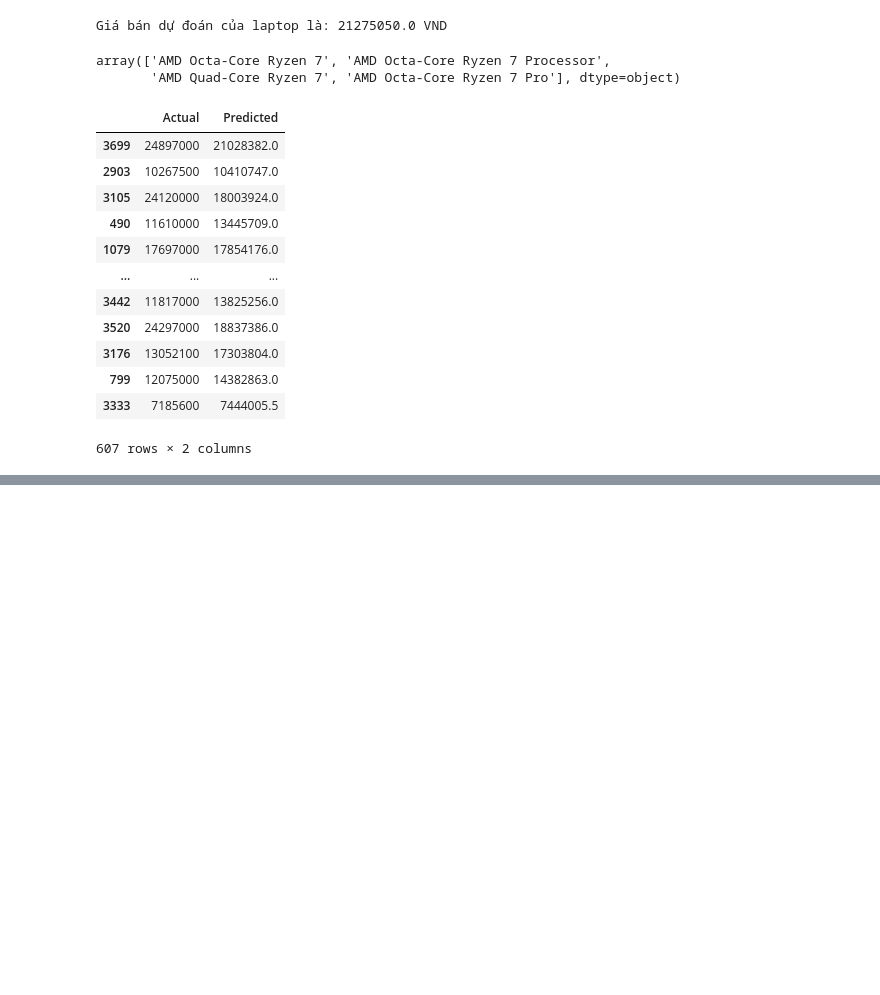
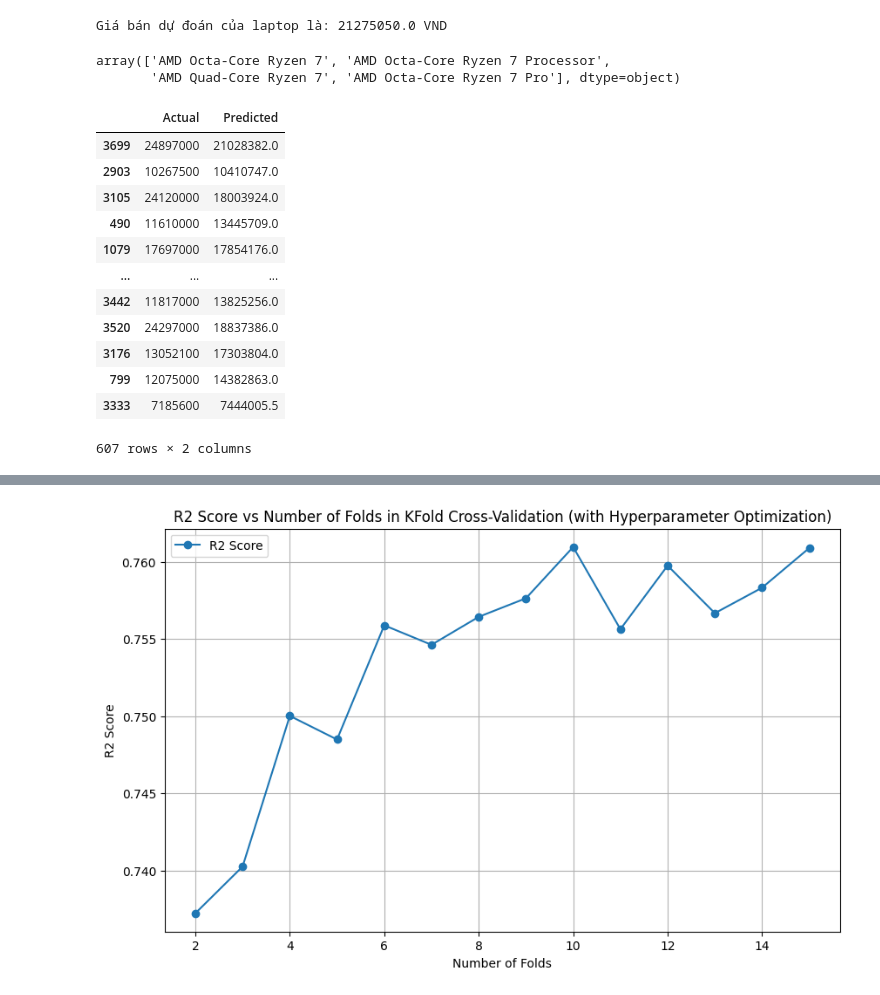
Before and after one commit to NguyenNgocThanhSang/laptop-prices-analysis, a Jupyter notebook: Sources/model_cross_validation.ipynb, the cells around one changed output, grey strips where cells are left out. Saved outputs shown, nothing was run; the diff lists cells and outputs as text; code cells hidden in the pictures; blank space fills up the shorter version.

Commit message:
add cross-validation

```diff
--- a/Sources/model_cross_validation.ipynb
+++ b/Sources/model_cross_validation.ipynb
@@ -345,3 +345,77 @@ results_df
 | 799 | 12075000 | 14382863.0 |
 | 3333 | 7185600 | 7444005.5 |
 607 rows × 2 columns
+# %%
+from sklearn.model_selection import KFold, GridSearchCV
+from sklearn.pipeline import Pipeline
+from sklearn.metrics import mean_absolute_error, mean_squared_error, r2_score
+import numpy as np
+import matplotlib.pyplot as plt
+
+# Tạo DataFrame lưu kết quả
+kfold_results = []
+
+# Danh sách hyperparameters cần tối ưu hóa
+param_grid = {
+    'regressor__max_depth': [3, 5, 7],
+    'regressor__learning_rate': [0.01, 0.05, 0.1],
+    'regressor__n_estimators': [100, 200, 300],
+    'regressor__subsample': [0.8, 1.0],
+    'regressor__colsample_bytree': [0.8, 1.0]
+}
+
+# Vòng lặp qua số lượng folds từ 2 đến 15
+for num_folds in range(2, 16):
+    skf = KFold(n_splits=num_folds, shuffle=True, random_state=42)
+    mae_scores = []
+    mse_scores = []
+    r2_scores = []
+
+    for train_index, test_index in skf.split(X, y):
+        X_train, X_test = X.iloc[train_index], X.iloc[test_index]
+        y_train, y_test = y.iloc[train_index], y.iloc[test_index]
+
+        # Tối ưu hóa hyperparameters bằng GridSearchCV
+        grid_search = GridSearchCV(
+            estimator=XGB_pipeline,
+            param_grid=param_grid,
+            cv=3,  # Sử dụng 3-fold cross-validation trong GridSearchCV
+            scoring='r2',
+            n_jobs=-1  # Sử dụng tất cả các CPU khả dụng
+        )
+        grid_search.fit(X_train, y_train)
+
+        # Lấy pipeline tốt nhất sau tối ưu hóa
+        best_pipeline = grid_search.best_estimator_
+
+        # Dự đoán và đánh giá
+        y_pred = best_pipeline.predict(X_test)
+        mae_scores.append(mean_absolute_error(y_test, y_pred))
+        mse_scores.append(mean_squared_error(y_test, y_pred))
+        r2_scores.append(r2_score(y_test, y_pred))
+
+    # Lưu kết quả trung bình của từng số folds
+    kfold_results.append({
+        'num_folds': num_folds,
+        'mean_mae': np.mean(mae_scores),
+        'mean_mse': np.mean(mse_scores),
+        'mean_r2': np.mean(r2_scores)
+    })
+
+# In kết quả
+for result in kfold_results:
+    print(f"K={result['num_folds']}: MAE={result['mean_mae']:.4f}, MSE={result['mean_mse']:.4f}, R2={result['mean_r2']:.4f}")
+
+# (Tùy chọn) Vẽ biểu đồ sự thay đổi của R2 theo số lượng folds
+folds = [res['num_folds'] for res in kfold_results]
+r2_values = [res['mean_r2'] for res in kfold_results]
+
+plt.figure(figsize=(10, 6))
+plt.plot(folds, r2_values, marker='o', label='R2 Score')
+plt.title('R2 Score vs Number of Folds in KFold Cross-Validation (with Hyperparameter Optimization)')
+plt.xlabel('Number of Folds')
+plt.ylabel('R2 Score')
+plt.grid(True)
+plt.legend()
+plt.show()
+# %% [output]
@@ -347,0 +436 @@ results_df
+[figure, added]
```
Also changed, not shown: parts of 8 cells of this notebook, 2 other files.
